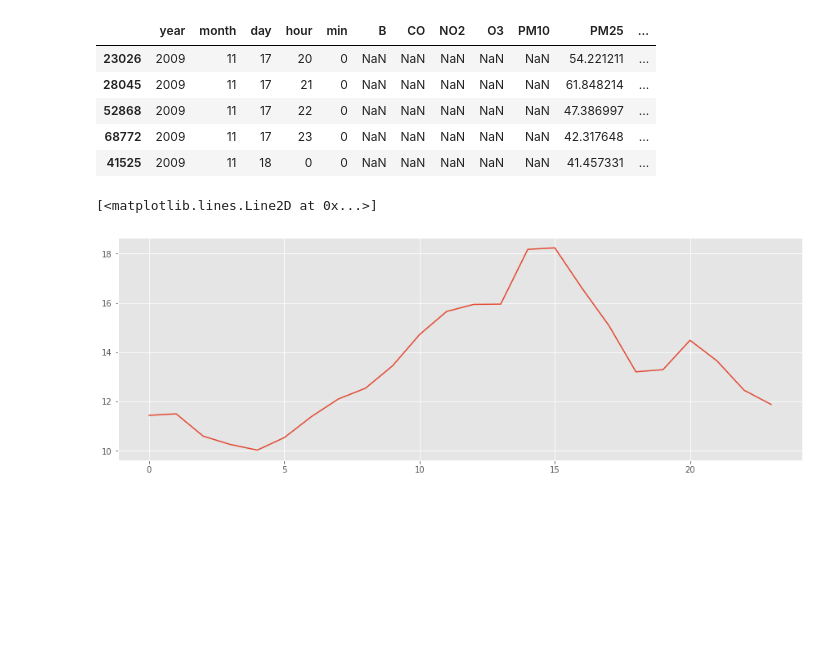
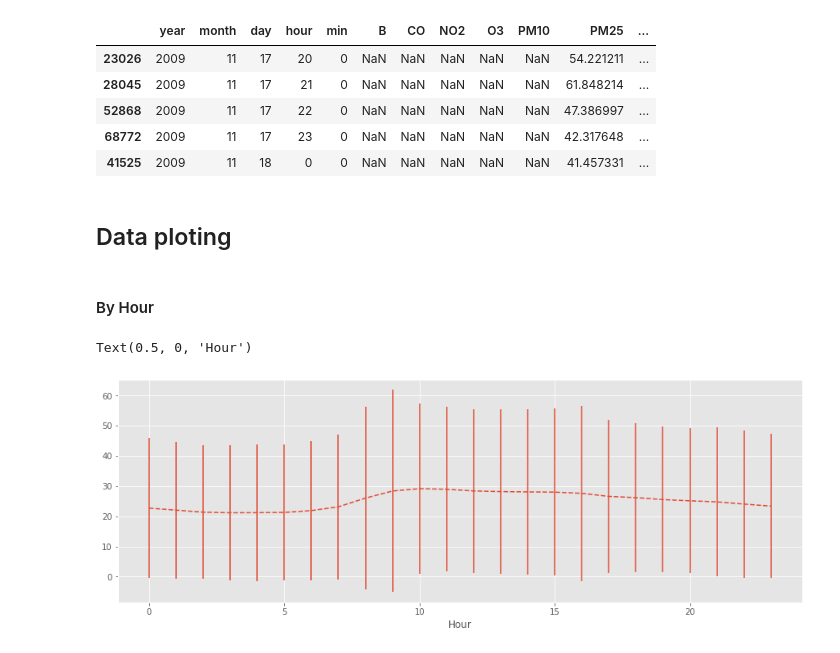
Before and after one commit to basicskill/matf-hackathon, a Jupyter notebook: Data Visualization.ipynb, the cells around one changed output. Saved outputs shown, nothing was run; the diff lists cells and outputs as text; code cells hidden in the pictures; blank space fills up the shorter version.

```diff
--- a/Data Visualization.ipynb
+++ b/Data Visualization.ipynb
@@ -101,17 +101,24 @@ clean_target.head()
 | 52868 | 2009 | 11 | 17 | 22 | 0 | NaN | NaN | NaN | NaN | NaN | 47.386997 | ... |
 | 68772 | 2009 | 11 | 17 | 23 | 0 | NaN | NaN | NaN | NaN | NaN | 42.317648 | ... |
 | 41525 | 2009 | 11 | 18 | 0 | 0 | NaN | NaN | NaN | NaN | NaN | 41.457331 | ... |
+# %% [markdown]
+## Data ploting
+# %% [markdown]
+#### By Hour
 # %%
 month = clean_target.loc[
-    (clean_data["year"].isin([2019, 2020])) &
-    (clean_data["month"].isin([10, 11, 12]))
+    (clean_target["year"].isin([2012, 2013, 2014, 2015, 2016, 2017, 2018, 2019, 2020])) &
+    (clean_target["month"].isin([10, 11, 12, 1, 2]))
 ]
 
-hours = []
+polution_by_hour = []
+std_by_hour = []
 for hour in range(24):
-    hours.append(month.loc[month["hour"] == hour].mean()["SO2"])
+    polution_by_hour.append(month.loc[month["hour"] == hour].mean()["SO2"])
+    std_by_hour.append(month.loc[month["hour"] == hour].std()["SO2"])
 
-plt.plot(hours)
+plt.errorbar(list(range(24)), polution_by_hour, std_by_hour, linestyle="--")
+plt.xlabel("Hour")
 # %% [output]
-[<matplotlib.lines.Line2D at 0x...>]
+Text(0.5, 0, 'Hour')
-[figure, old version]
+[figure, new version]
```
Also changed, not shown: parts of 2 cells of this notebook.
